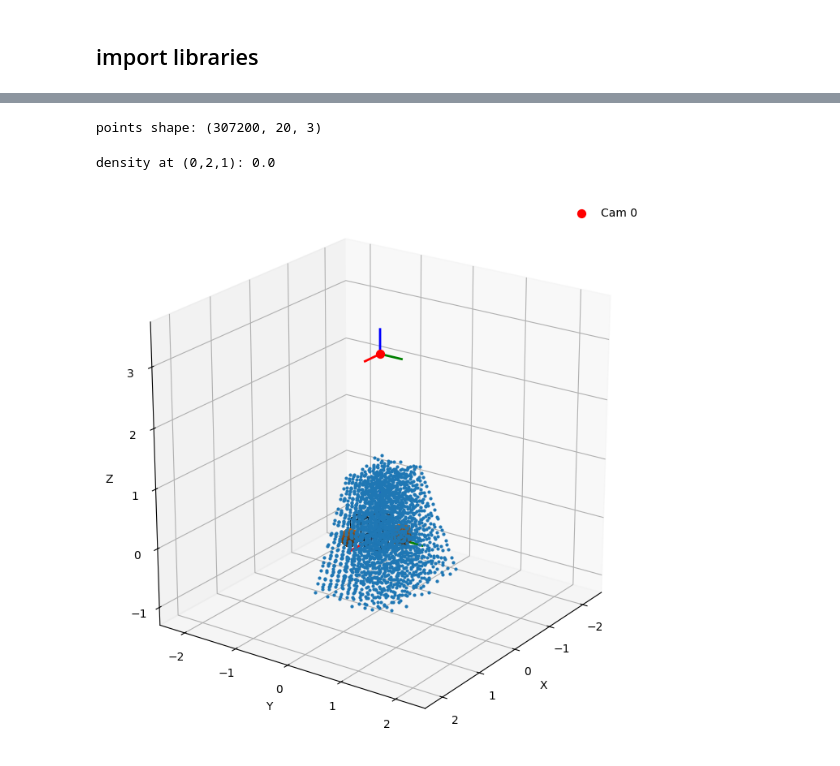
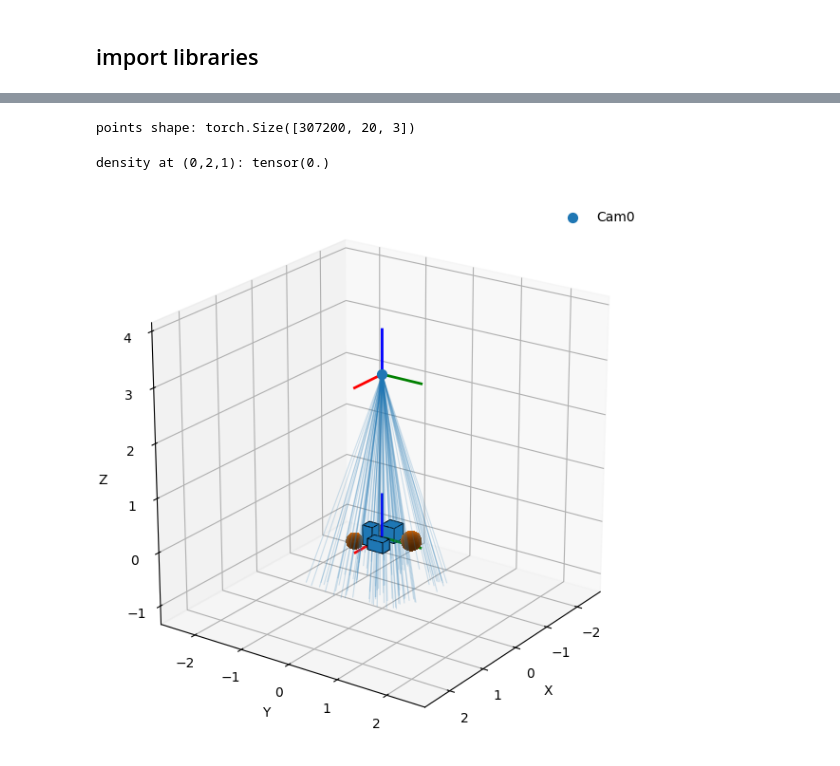
Before and after one commit to WikiGenius/nerf-lab, a Jupyter notebook: examples/demo_equations_neglict_color.ipynb, the cells around one changed output, grey strips where cells are left out. Drawn from its saved outputs; the diff is of its cells as text; code cells hidden in the pictures.

```diff
--- a/examples/demo_equations_neglict_color.ipynb
+++ b/examples/demo_equations_neglict_color.ipynb
@@ -34,54 +35,41 @@ print(H_wc)
 # --- camera ------------------------------------------------------------------
 # H_wc = np.eye(4, dtype=np.float32)        # simple origin‑facing camera
 intr  = Intrinsics(**CFG.intrinsics.__dict__)
-cam   = Camera(intr, H_wc,
+cam   = Camera(H_wc, intr,
                t_bounds=(CFG.rays.t_near, CFG.rays.t_far))
 
 # --- sample rays -------------------------------------------------------------
 O_w, D_w = cam.get_rays(frame="world")
-t, delta, pts = stratified_samples_batch(
-    O_w, D_w, CFG.rays.t_near, CFG.rays.t_far,
-    N=CFG.rays.N, deterministic=CFG.rays.deterministic
-)
+# O_w, D_w = cam.get_rays_sampled(frame="world", rays_per_pose=100)
+
+# t, delta, pts = stratified_samples_batch(
+#     O_w, D_w, t_near = CFG.rays.t_near, t_far = CFG.rays.t_far,
+#     N=CFG.rays.N, deterministic=CFG.rays.deterministic
+# )
+t, delta, pts = cam.sample_along_rays(O_w, D_w)
 print("points shape:", pts.shape)
 # %% [output]
-points shape: (307200, 20, 3)
+points shape: torch.Size([307200, 20, 3])
 # %%
-# --- build world -------------------------------------------------------------
-# ------------------------------------------------------------
-# Scaled‑down world  (factor = 0.20)
-# ------------------------------------------------------------
-world = World()
 
-# Boxes
-world.add_shape(Box(center=(-0.30,  -0.2, 0.0), size=(0.28, 0.28, 0.28)))
-world.add_shape(Box(center=( 0.28,  0.12, 0.0), size=(0.20, 0.32, 0.20)))
-world.add_shape(Box(center=( 0.00, -0.40, 0.0), size=(0.20, 0.20, 0.36)))
-
-# Spheres
-world.add_shape(Sphere(center=(-0.16,  0.30, 0.0), radius=0.17))
-world.add_shape(Sphere(center=( 0.40, -0.30, 0.0), radius=0.14))
-
+world = load_world("../data/world.json")
+import torch
 # Check the density of a point
-x,y,z = (0,2,1)
-print("density at (0,2,1):", world.density(x, y, z))
-
-from nerflab.viz import viz_cfg
-viz_cfg.figsize = (9, 7)
-viz_cfg.default_alpha = 0.5
-# --- visualise ---------------------------------------------------------------
-
-plot_world(
-    world,
-    cameras=[cam],
-    draw_rays=True,          # we’ll show only the cloud
-    ray_mode="points",
-    ray_step=3000,              # keeps every 40‑th pixel row in the cloud
-    points=pts,
-    point_size=4,
-
-)
+xyz= torch.tensor([0.0,2.0,1.0])
+print("density at (0,2,1):", world.density(xyz))
 # %% [output]
-density at (0,2,1): 0.0
+density at (0,2,1): tensor(0.)
-[figure, removed]
+# %%
+plot_world(
+    world,
+    cameras=cam,
+    cam_indices="all",
+    # external_points=pts,
+    # external_point_size=4,
+    draw_rays=True, ray_mode="lines", rays_per_pose=100,
+    # draw_samples=True,
+    samples_deterministic=False, ray_alpha=0.2, samples_alpha=0.1, shape_edge_alpha=1, shape_face_alpha= 1, set_labels=True,
+)
+# %% [output]
+[figure, added]
 # %%
```
Also changed, not shown: parts of 11 cells of this notebook, 19 other files.
